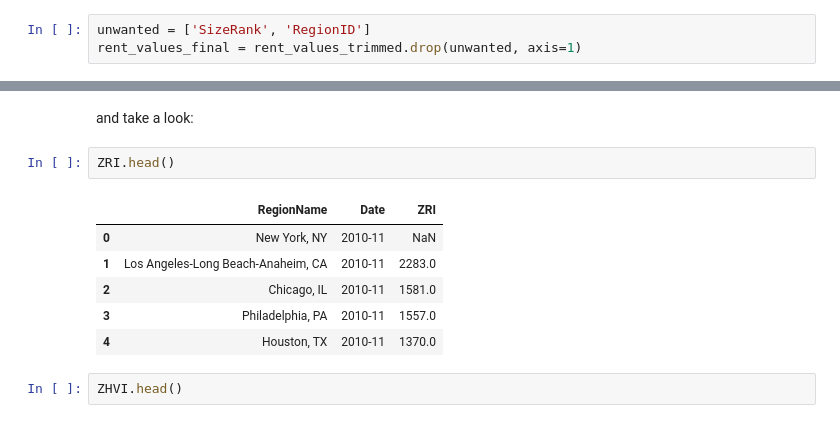
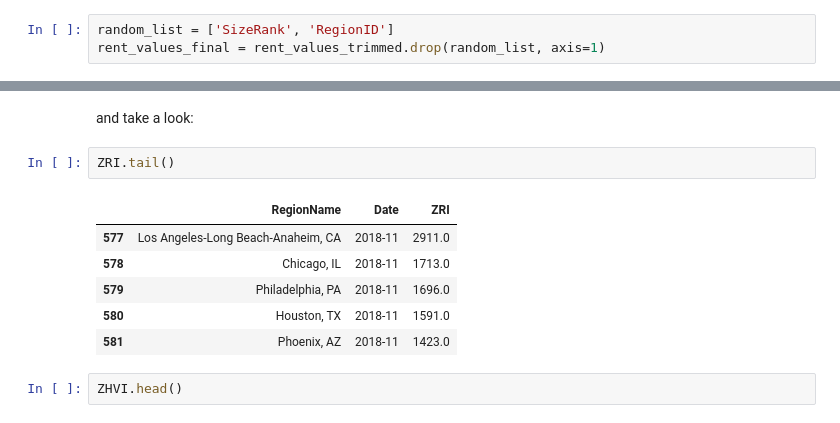
Before and after one commit to MUSA-550-Fall-2020/week-1, a Jupyter notebook: lecture-1B.ipynb, the cells around one changed output, grey strips where cells are left out. Saved outputs shown, nothing was run; the diff lists cells and outputs as text.

```diff
--- a/lecture-1B.ipynb
+++ b/lecture-1B.ipynb
@@ -562,6 +743,6 @@ home_values_final = home_values_trimmed.drop(unwanted, axis=1)
 # %%
-unwanted = ['SizeRank', 'RegionID']
-rent_values_final = rent_values_trimmed.drop(unwanted, axis=1)
+random_list = ['SizeRank', 'RegionID']
+rent_values_final = rent_values_trimmed.drop(random_list, axis=1)
 # %%
 rent_values_final
 # %% [output]
@@ -610,14 +791,14 @@ ZRI = pd.melt(
 # %% [markdown]
 and take a look:
 # %%
-ZRI.head()
+ZRI.tail()
 # %% [output]
 |  | RegionName | Date | ZRI |
-| 0 | New York, NY | 2010-11 | NaN |
-| 1 | Los Angeles-Long Beach-Anaheim, CA | 2010-11 | 2283.0 |
-| 2 | Chicago, IL | 2010-11 | 1581.0 |
-| 3 | Philadelphia, PA | 2010-11 | 1557.0 |
-| 4 | Houston, TX | 2010-11 | 1370.0 |
+| 577 | Los Angeles-Long Beach-Anaheim, CA | 2018-11 | 2911.0 |
+| 578 | Chicago, IL | 2018-11 | 1713.0 |
+| 579 | Philadelphia, PA | 2018-11 | 1696.0 |
+| 580 | Houston, TX | 2018-11 | 1591.0 |
+| 581 | Phoenix, AZ | 2018-11 | 1423.0 |
 # %%
 ZHVI.head()
 # %% [output]
```
Also changed, not shown: parts of 41 cells of this notebook.
